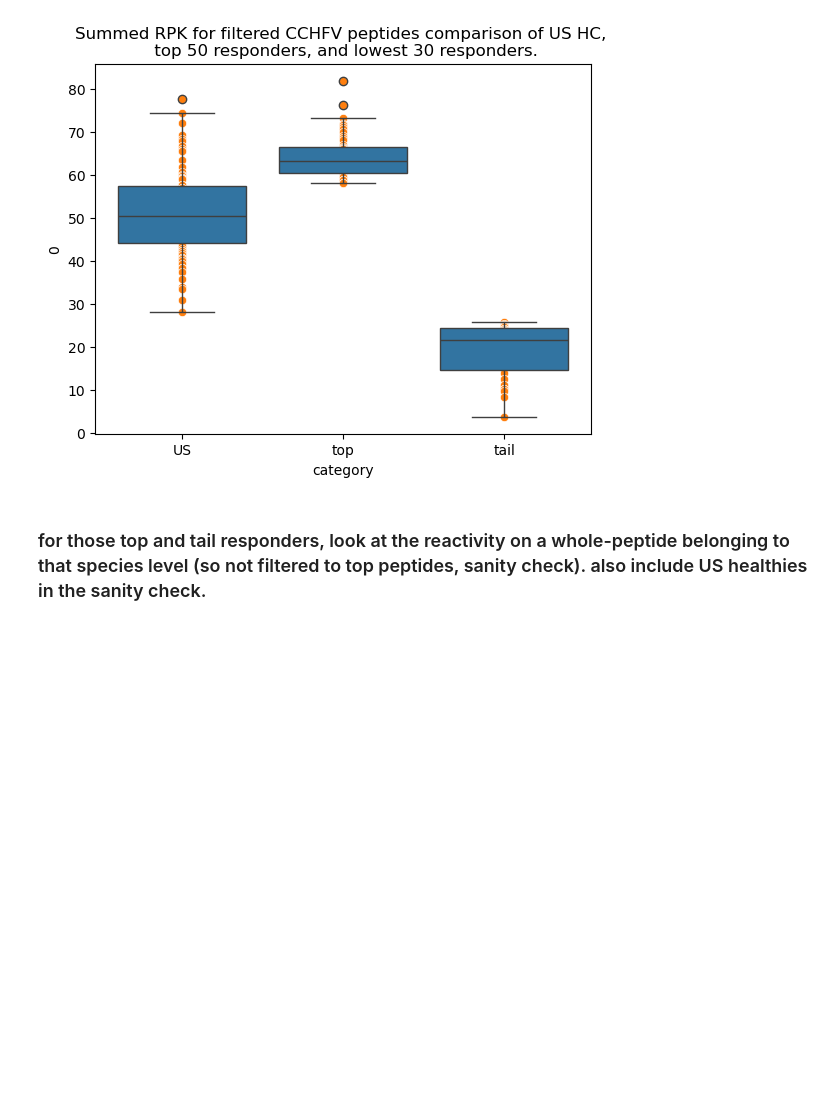
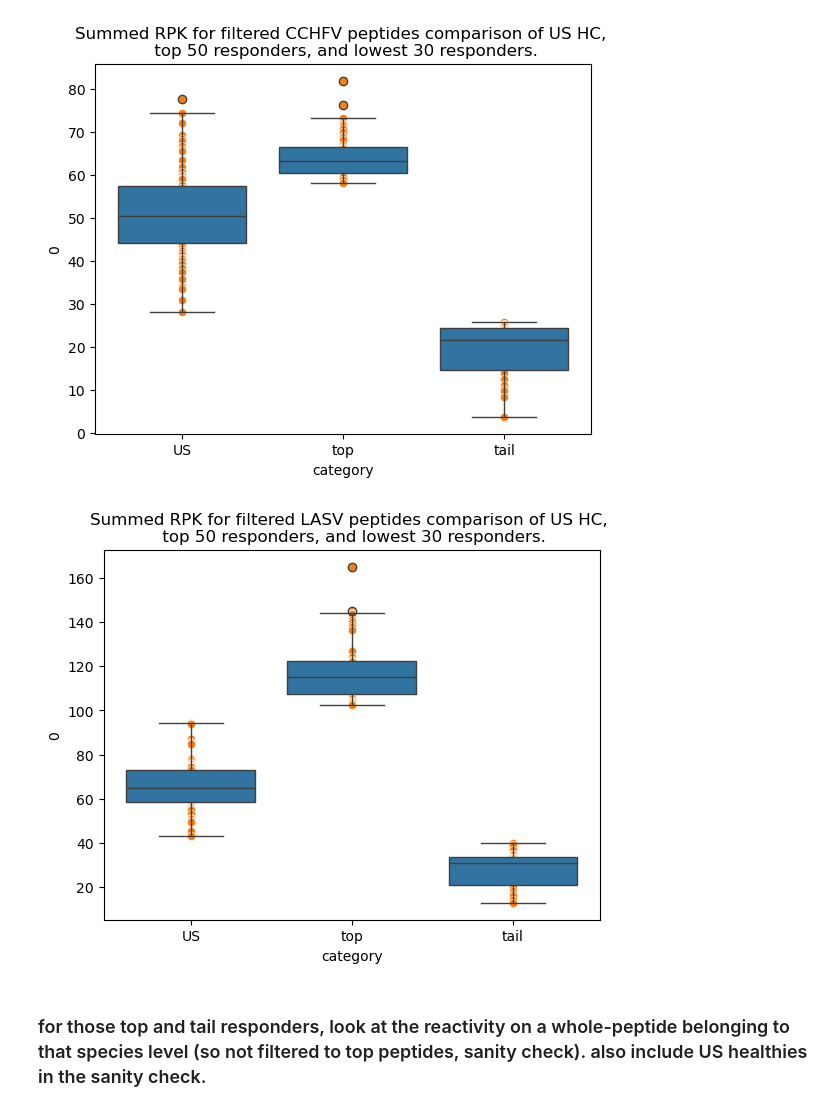
Before and after one commit to sporak577/lasv_phipseq_2026, a Jupyter notebook: Figure_viral_species_individual_thresholds_top_hits.ipynb, the cells around one changed output. Saved outputs shown, nothing was run; the diff lists cells and outputs as text; code cells hidden in the pictures; blank space fills up the shorter version.

Commit message:
also added scatterplot for LASV peptides

```diff
--- a/Figure_viral_species_individual_thresholds_top_hits.ipynb
+++ b/Figure_viral_species_individual_thresholds_top_hits.ipynb
@@ -635,6 +635,11 @@ us_lasv= df_hbdb_rpk.loc[peps_metadata_hits_lasv.index].sum(axis=0).sort_values(
 
 lasv_descending_top_50 = lasv_descending.iloc[0:50]
 lasv_descending_tail_30 = lasv_descending.iloc[-30:]
+
+l = pd.DataFrame(pd.concat([us_lasv, lasv_descending_top_50, lasv_descending_tail_30])).reset_index()
+l['category'] = 'US'
+l.loc[l['index'].isin(lasv_descending_tail_30.index), 'category'] = 'tail'
+l.loc[l['index'].isin(lasv_descending_top_50.index), 'category'] = 'top'
 # %%
 import matplotlib.pyplot as plt
 import seaborn as sns
@@ -668,6 +673,17 @@ plt.title('Summed RPK for filtered CCHFV peptides comparison of US HC, \n top 50
 plt.show()
 # %% [output]
 [figure]
+# %%
+import matplotlib.pyplot as plt
+import seaborn as sns
+sns.boxplot(data=l, x='category', y=0)
+
+sns.scatterplot(data=l, x='category', y=0)
+
+plt.title('Summed RPK for filtered LASV peptides comparison of US HC, \n top 50 responders, and lowest 30 responders.')
+plt.show()
+# %% [output]
+[figure, added]
 # %% [markdown]
 ### for those top and tail responders, look at the reactivity on a whole-peptide belonging to that species level (so not filtered to top peptides, sanity check). also include US healthies in the sanity check.
 # %% [markdown]
```
